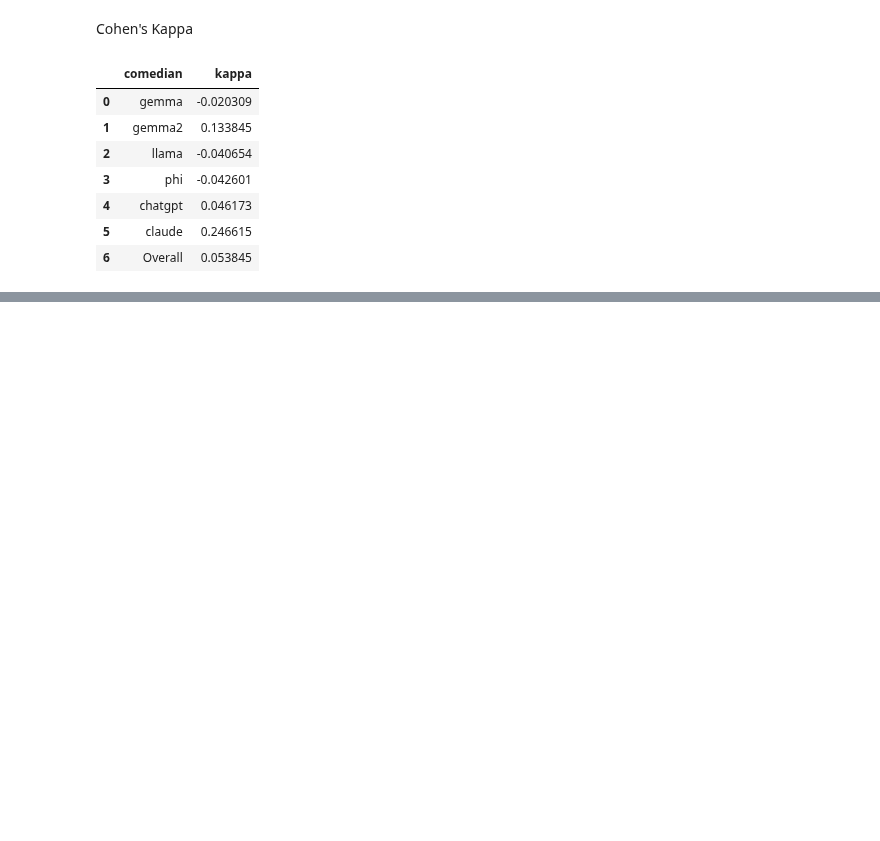
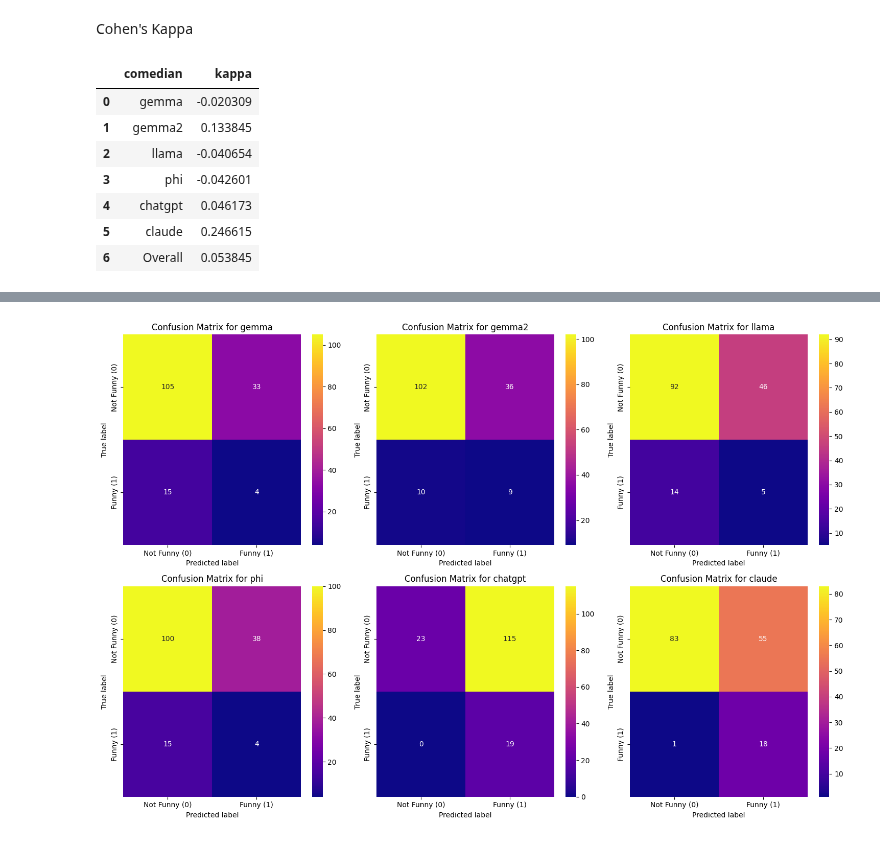
Before and after one commit to swaggirl9000/humor, a Jupyter notebook: experiments/10_human_machine_agreement.ipynb, the cells around one changed output, grey strips where cells are left out. Saved outputs shown, nothing was run; the diff lists cells and outputs as text; code cells hidden in the pictures; blank space fills up the shorter version.

Commit message:
experiment10

```diff
--- a/experiments/10_human_machine_agreement.ipynb
+++ b/experiments/10_human_machine_agreement.ipynb
@@ -36,0 +42,10 @@ results_df
+# %%
+agreement_rates = {}
+for model in model_names:
+    matches = (merged_df['human'] == merged_df[model])
+    agreement_rate = matches.mean() * 100
+    agreement_rates[model] = agreement_rate
+
+agreement_df = pd.DataFrame.from_dict(agreement_rates, orient='index', columns=['Agreement Rate'])
+
+agreement_df
@@ -36,0 +60,22 @@ results_df
+# %%
+model_columns = ['gemma', 'gemma2', 'llama', 'phi', 'chatgpt', 'claude']
+
+plt.figure(figsize=(15, 10))
+
+for i, model in enumerate(model_columns):
+    cm = confusion_matrix(merged_df['human'], merged_df[model])
+
+    plt.subplot(2, 3, i + 1)
+    sns.heatmap(cm, annot=True, fmt='d', cmap='plasma',
+                xticklabels=['Not Funny (0)', 'Funny (1)'],
+                yticklabels=['Not Funny (0)', 'Funny (1)'])
+
+    plt.title(f'Confusion Matrix for {model}')
+    plt.ylabel('True label')
+    plt.xlabel('Predicted label')
+
+plt.tight_layout()
+plt.savefig("experiment_10.png", dpi=300)
+plt.show()
+# %% [output]
+[figure, added]
```
Also changed, not shown: parts of 3 cells of this notebook, 1 other file.
